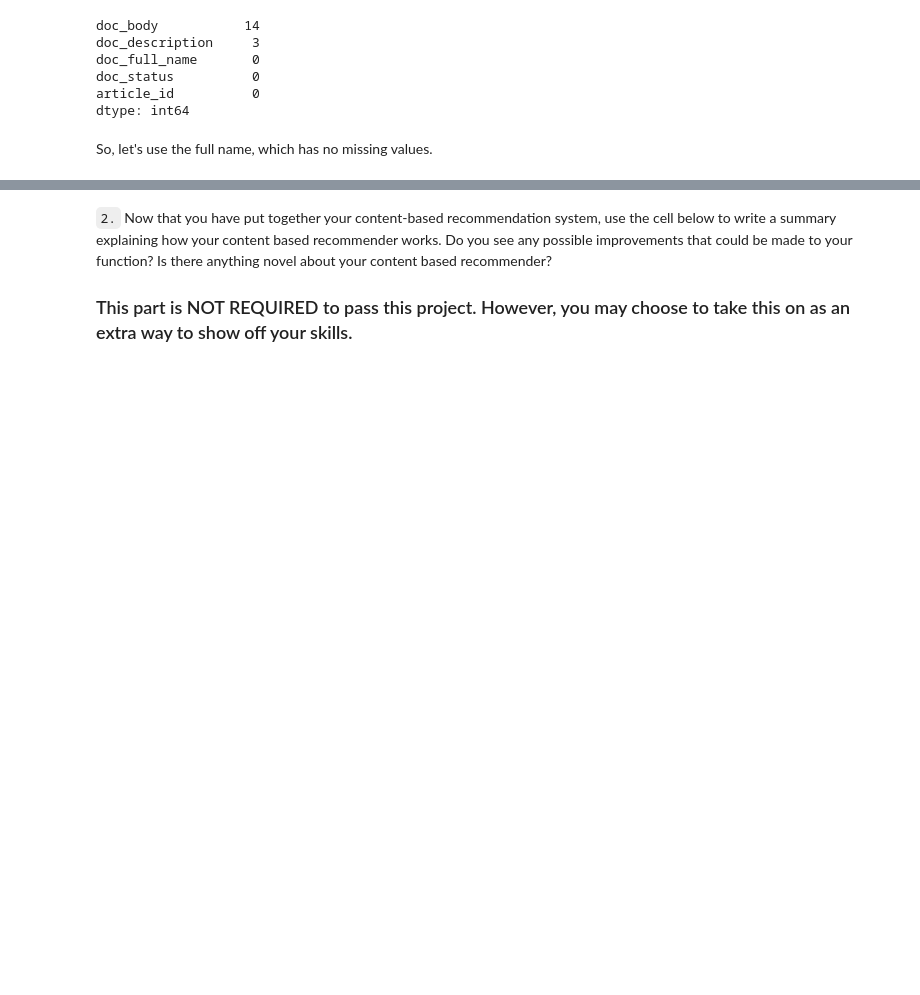
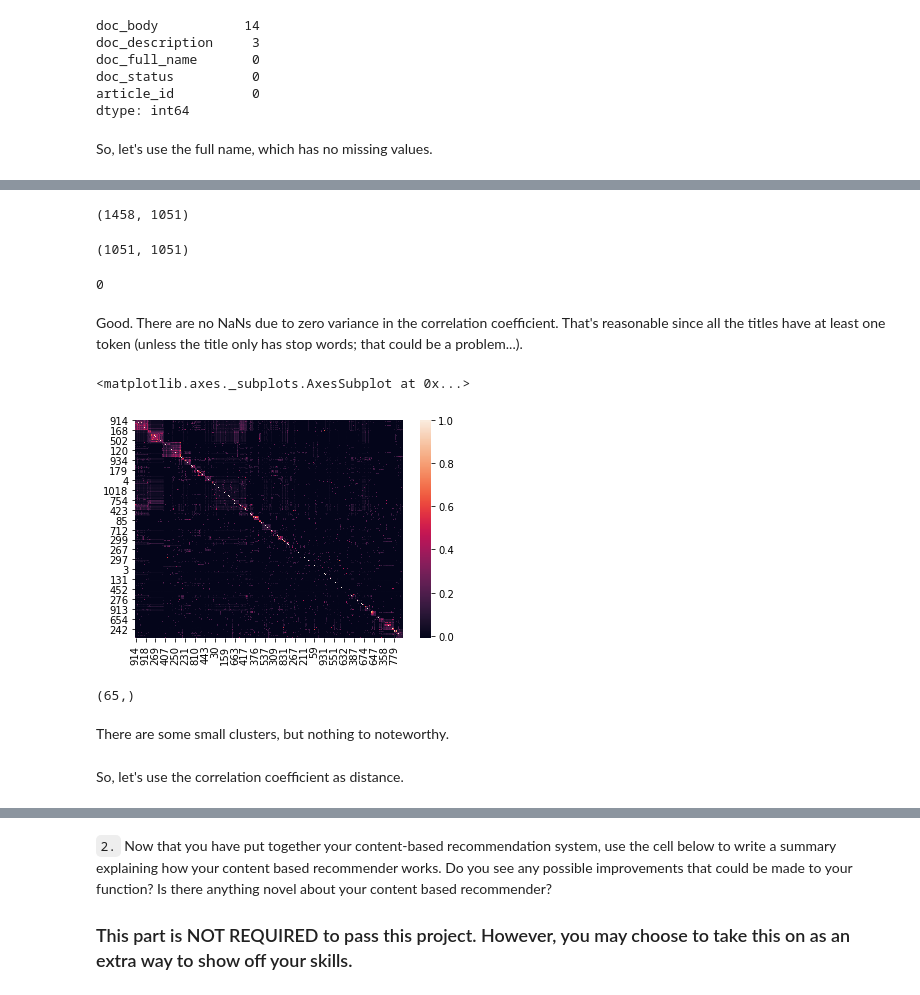
Before and after one commit to mtasende/data-scientist-nanodegree, a Jupyter notebook: projects/p05_watson_recommender/Recommendations_with_IBM.ipynb, the cells around one changed output, grey strips where cells are left out. Drawn from its saved outputs; the diff is of its cells as text; code cells hidden in the pictures; blank space fills up the shorter version.

```diff
--- a/projects/p05_watson_recommender/Recommendations_with_IBM.ipynb
+++ b/projects/p05_watson_recommender/Recommendations_with_IBM.ipynb
@@ -678,0 +770,28 @@ def make_content_recs():
+# %%
+X_cluster.shape
+# %% [output]
+(1458, 1051)
+# %%
+corrs = X_cluster.corr()
+corrs.shape
+# %% [output]
+(1051, 1051)
+# %%
+corrs.isnull().sum().sum()
+# %% [output]
+0
+# %% [markdown]
+Good. There are no NaNs due to zero variance in the correlation coefficient. That's reasonable since all the titles have at least one token (unless the title only has stop words; that could be a problem...).
+# %%
+sns.heatmap(corrs)
+# %% [output]
+<matplotlib.axes._subplots.AxesSubplot at 0x...>
+[figure, added]
+# %%
+np.unique(idx).shape
+# %% [output]
+(65,)
+# %% [markdown]
+There are some small clusters, but nothing to noteworthy.
+# %% [markdown]
+So, let's use the correlation coefficient as distance.
```
Also changed, not shown: parts of 24 cells of this notebook.
